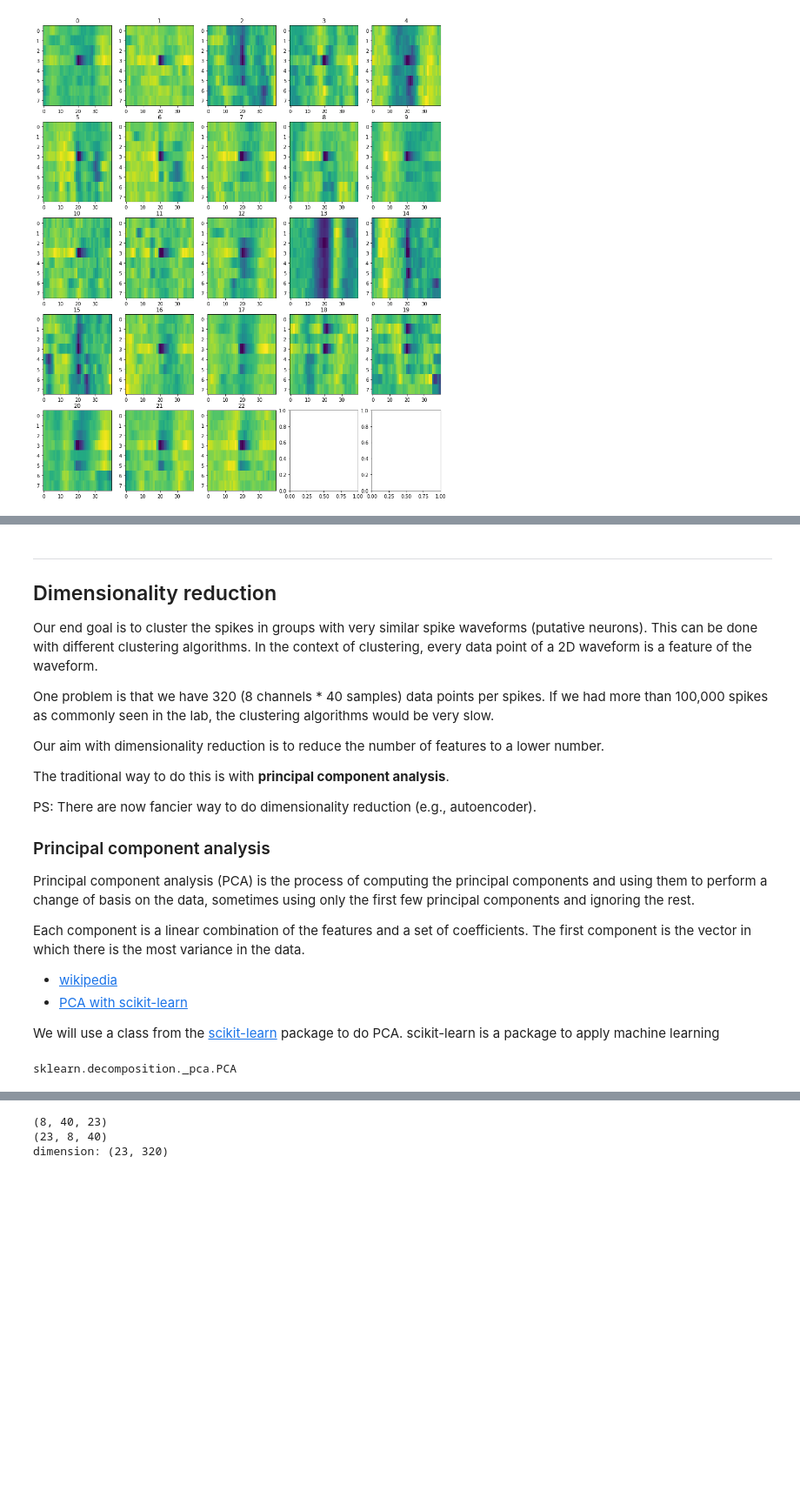
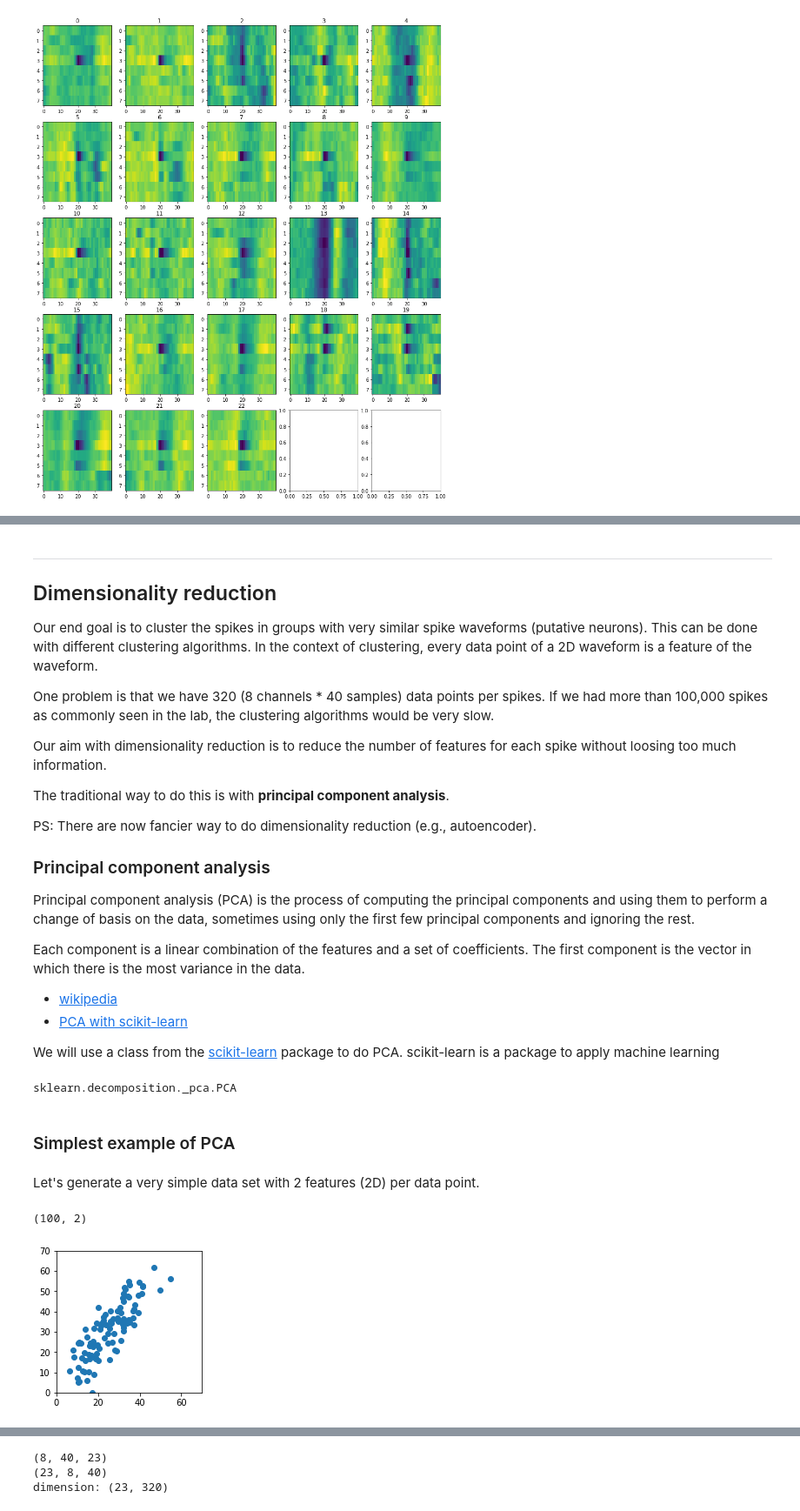
Before and after one commit to kevin-allen/dataScienceNeuro, a Jupyter notebook: notebooks/lecture_02.ipynb, the cells around one changed output, grey strips where cells are left out. Shown: that part at 87% size. Cells and saved outputs as stored; diff of their text form; code cells hidden in the pictures; blank space fills up the shorter version.

```diff
--- a/notebooks/lecture_02.ipynb
+++ b/notebooks/lecture_02.ipynb
@@ -462,7 +474,7 @@ Our end goal is to cluster the spikes in groups with very similar spike waveform
 
 One problem is that we have 320 (8 channels * 40 samples) data points per spikes. If we had more than 100,000 spikes as commonly seen in the lab, the clustering algorithms would be very slow.
 
-Our aim with dimensionality reduction is to reduce the number of features to a lower number.
+Our aim with dimensionality reduction is to reduce the number of features for each spike without loosing too much information.
 
 The traditional way to do this is with **principal component analysis**.
 
@@ -484,3 +496,5 @@ pca = PCA(n_components=15) # the number of components should be lower than numbe
 type(pca)
 # %% [output]
 sklearn.decomposition._pca.PCA
+# %% [markdown]
+### Simplest example of PCA
@@ -486,0 +504,16 @@ sklearn.decomposition._pca.PCA
+# %% [markdown]
+Let's generate a very simple data set with 2 features (2D) per data point.
+# %%
+n=100
+xx = np.random.normal(loc=25,scale=10,size=n)
+yy = xx*1.2+np.random.normal(loc=0,scale=8,size=n)
+X = np.vstack([xx,yy]).T
+print(X.shape)
+plt.figure(figsize=(3,3))
+plt.scatter(X[:,0],X[:,1])
+plt.xlim(0,70)
+plt.ylim(0,70)
+plt.show()
+# %% [output]
+(100, 2)
+[figure, added]
```
Also changed, not shown: parts of 37 cells of this notebook, 4 other files.
